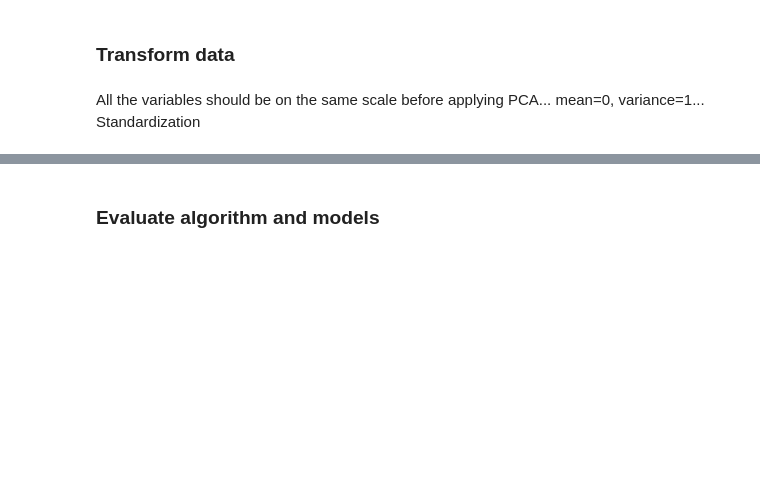
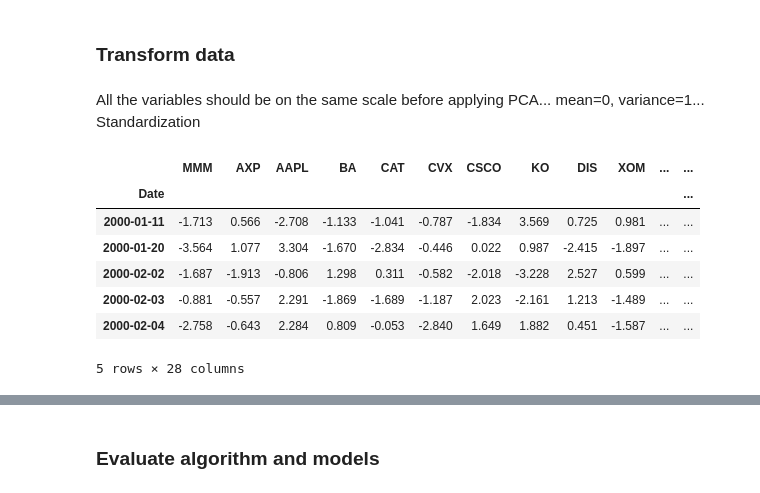
Before and after one commit to MallowATN/ML_projects, a Jupyter notebook: Finance/Stock Market/Asset Allocation/DJIA_Eigen_Portfolio.ipynb, the cells around one changed output, grey strips where cells are left out. Cells and saved outputs as stored; diff of their text form; code cells hidden in the pictures; blank space fills up the shorter version.

```diff
--- a/Finance/Stock Market/Asset Allocation/DJIA_Eigen_Portfolio.ipynb
+++ b/Finance/Stock Market/Asset Allocation/DJIA_Eigen_Portfolio.ipynb
@@ -122,9 +121,19 @@ All the variables should be on the same scale before applying PCA... mean=0, var
 scaler = StandardScaler().fit(df_return)
 # %%
 rs_df = pd.DataFrame(scaler.fit_transform(df_return),columns = df_return.columns, index = df_return.index)
-# df_return.dropna(how='any', inplace=True)
-# rs_df.dropna(how='any', inplace=True)
-# rs_df.head(5)
+# rescaledDataset = pd.DataFrame(scaler.fit_transform(df_return),columns = df_return.columns, index = df_return.index)
+df_return.dropna(how='any', inplace=True)
+rs_df.dropna(how='any', inplace=True)
+rs_df.head(5)
+# %% [output]
+|  | MMM | AXP | AAPL | BA | CAT | CVX | CSCO | KO | DIS | XOM | ... | ... |
+| Date |  |  |  |  |  |  |  |  |  |  |  | ... |
+| 2000-01-11 | -1.713 | 0.566 | -2.708 | -1.133 | -1.041 | -0.787 | -1.834 | 3.569 | 0.725 | 0.981 | ... | ... |
+| 2000-01-20 | -3.564 | 1.077 | 3.304 | -1.670 | -2.834 | -0.446 | 0.022 | 0.987 | -2.415 | -1.897 | ... | ... |
+| 2000-02-02 | -1.687 | -1.913 | -0.806 | 1.298 | 0.311 | -0.582 | -2.018 | -3.228 | 2.527 | 0.599 | ... | ... |
+| 2000-02-03 | -0.881 | -0.557 | 2.291 | -1.869 | -1.689 | -1.187 | 2.023 | -2.161 | 1.213 | -1.489 | ... | ... |
+| 2000-02-04 | -2.758 | -0.643 | 2.284 | 0.809 | -0.053 | -2.840 | 1.649 | 1.882 | 0.451 | -1.587 | ... | ... |
+5 rows × 28 columns
 # %%
 # Visualizing Log Returns for the DJIA
 plt.figure(figsize=(20, 12))
```
Also changed, not shown: parts of 13 cells of this notebook, 12 other files.
